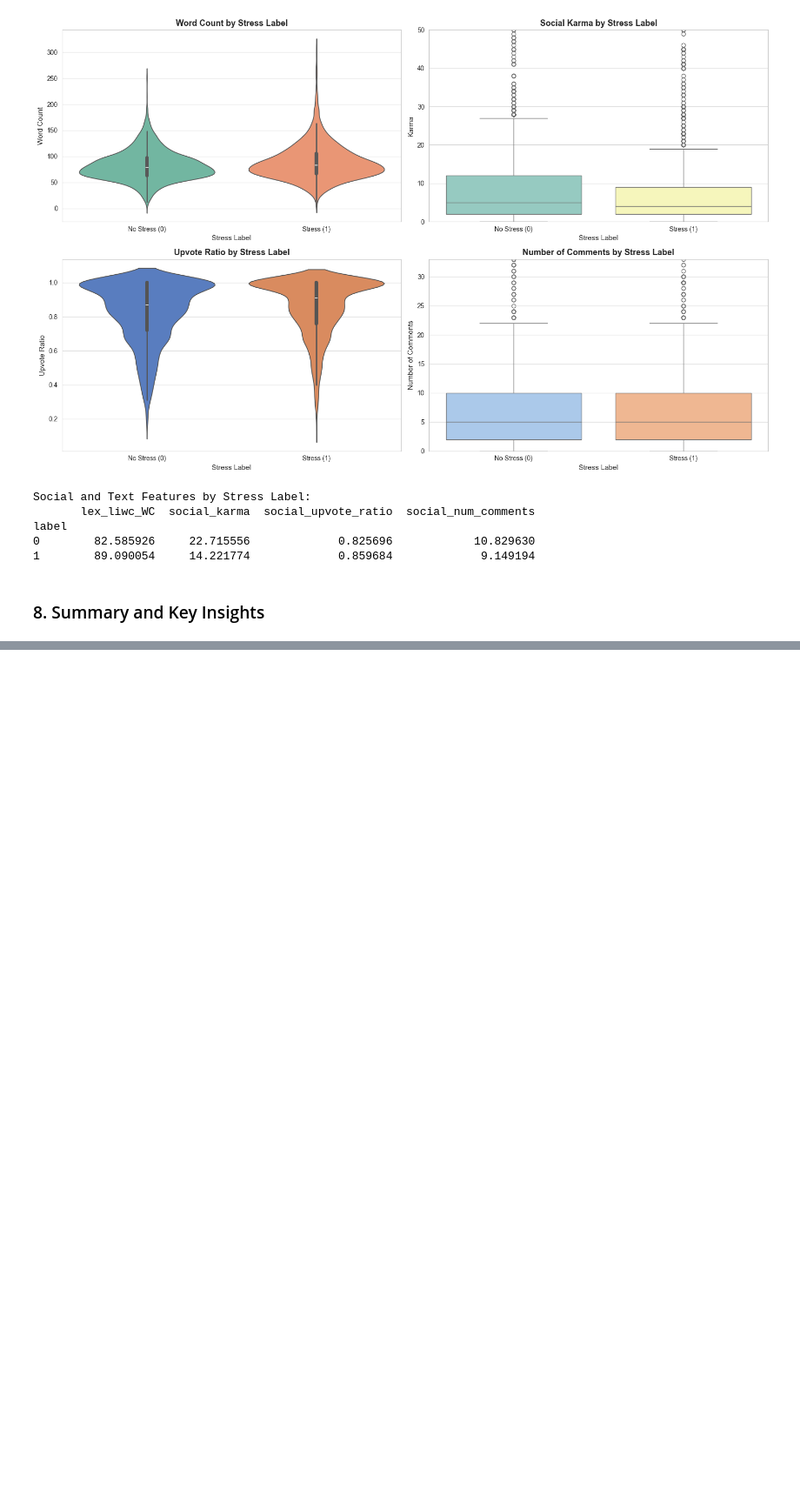
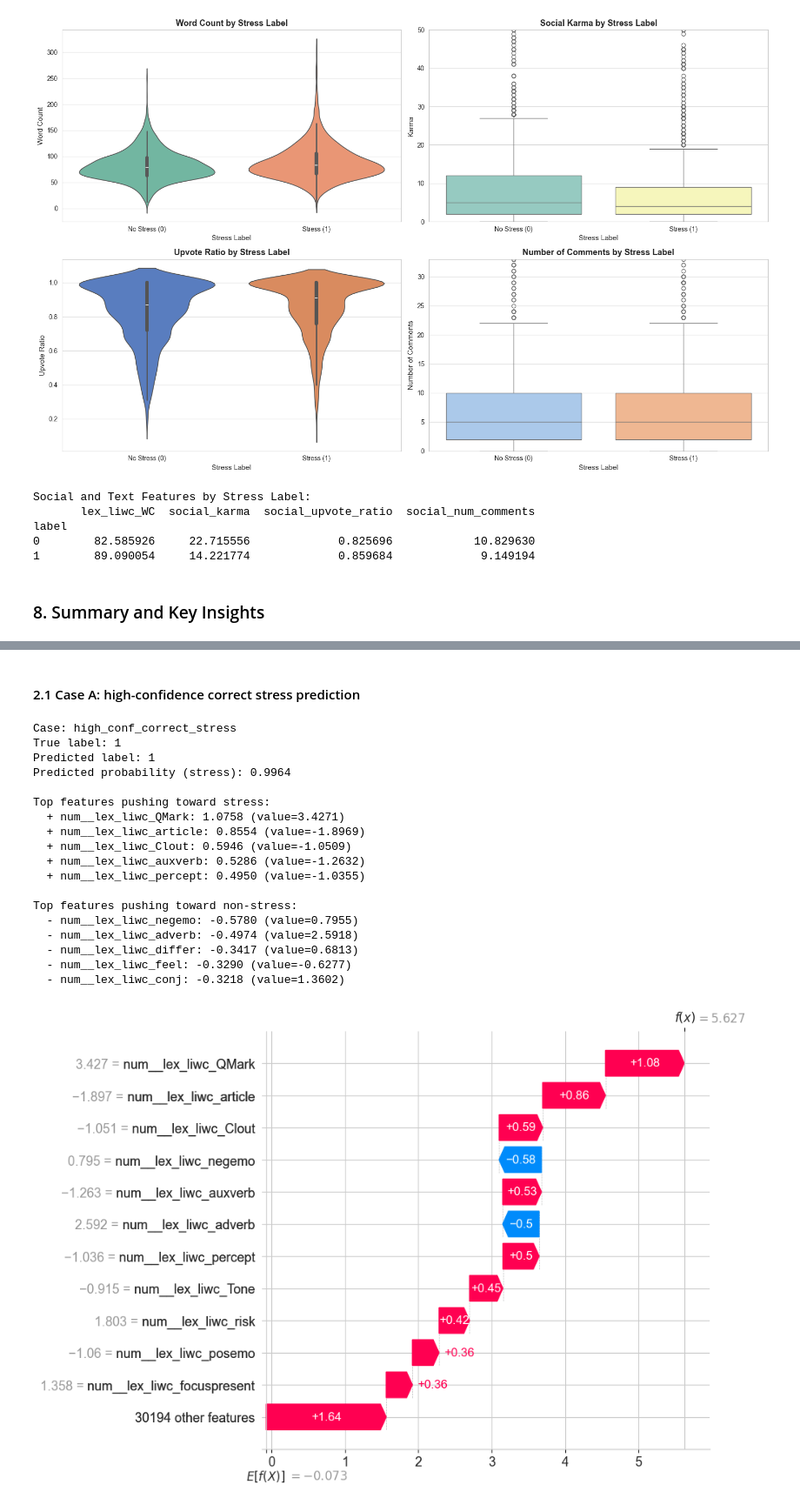
Before and after one commit to Zeeeeq/DSA4262, a Jupyter notebook: Assignment 2/dreaddit.ipynb, the cells around one changed output, grey strips where cells are left out. Shown at 87% size. Drawn from its saved outputs; the diff is of its cells as text; code cells hidden in the pictures; blank space fills up the shorter version.

```diff
--- a/Assignment 2/dreaddit.ipynb
+++ b/Assignment 2/dreaddit.ipynb
@@ -644,0 +1133,52 @@ KEY INSIGHTS FROM EXPLORATORY ANALYSIS
+# %% [markdown]
+#### 2.1 Case A: high-confidence correct stress prediction
+# %%
+case_name = 'high_conf_correct_stress'
+idx = selected_cases.get(case_name)
+
+if idx is None:
+    print('No high-confidence correct stress case found in this split.')
+else:
+    print(f'Case: {case_name}')
+    print(f'True label: {int(y_true[idx])}')
+    print(f'Predicted label: {int(y_pred_label[idx])}')
+    print(f'Predicted probability (stress): {y_pred_proba[idx]:.4f}')
+
+    sv = shap_values_eval[idx]
+    values = sv.values
+    data = sv.data
+
+    top_pos_idx = np.argsort(values)[-5:][::-1]
+    top_neg_idx = np.argsort(values)[:5]
+
+    print('\nTop features pushing toward stress:')
+    for j in top_pos_idx:
+        if values[j] > 0:
+            print(f"  + {feature_names[j]}: {values[j]:.4f} (value={data[j]:.4f})")
+
+    print('\nTop features pushing toward non-stress:')
+    for j in top_neg_idx:
+        if values[j] < 0:
+            print(f"  - {feature_names[j]}: {values[j]:.4f} (value={data[j]:.4f})")
+
+    shap.plots.waterfall(sv, max_display=12, show=True)
+# %% [output]
+Case: high_conf_correct_stress
+True label: 1
+Predicted label: 1
+Predicted probability (stress): 0.9964
+
+Top features pushing toward stress:
+  + num__lex_liwc_QMark: 1.0758 (value=3.4271)
+  + num__lex_liwc_article: 0.8554 (value=-1.8969)
+  + num__lex_liwc_Clout: 0.5946 (value=-1.0509)
+  + num__lex_liwc_auxverb: 0.5286 (value=-1.2632)
+  + num__lex_liwc_percept: 0.4950 (value=-1.0355)
+
+Top features pushing toward non-stress:
+  - num__lex_liwc_negemo: -0.5780 (value=0.7955)
+  - num__lex_liwc_adverb: -0.4974 (value=2.5918)
+  - num__lex_liwc_differ: -0.3417 (value=0.6813)
+  - num__lex_liwc_feel: -0.3290 (value=-0.6277)
+  - num__lex_liwc_conj: -0.3218 (value=1.3602)
+[figure, added]
```
Also changed, not shown: parts of 37 cells of this notebook, 1 other file.
